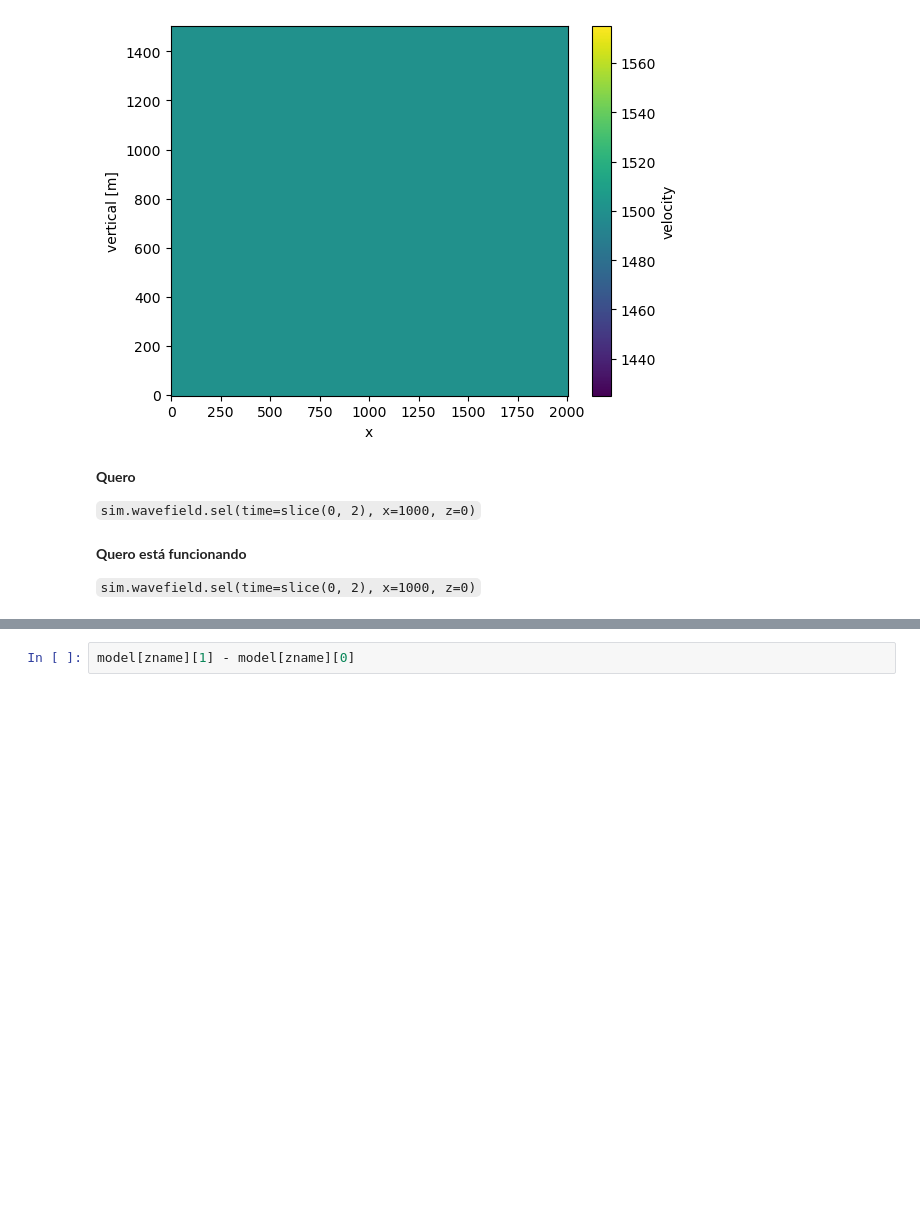
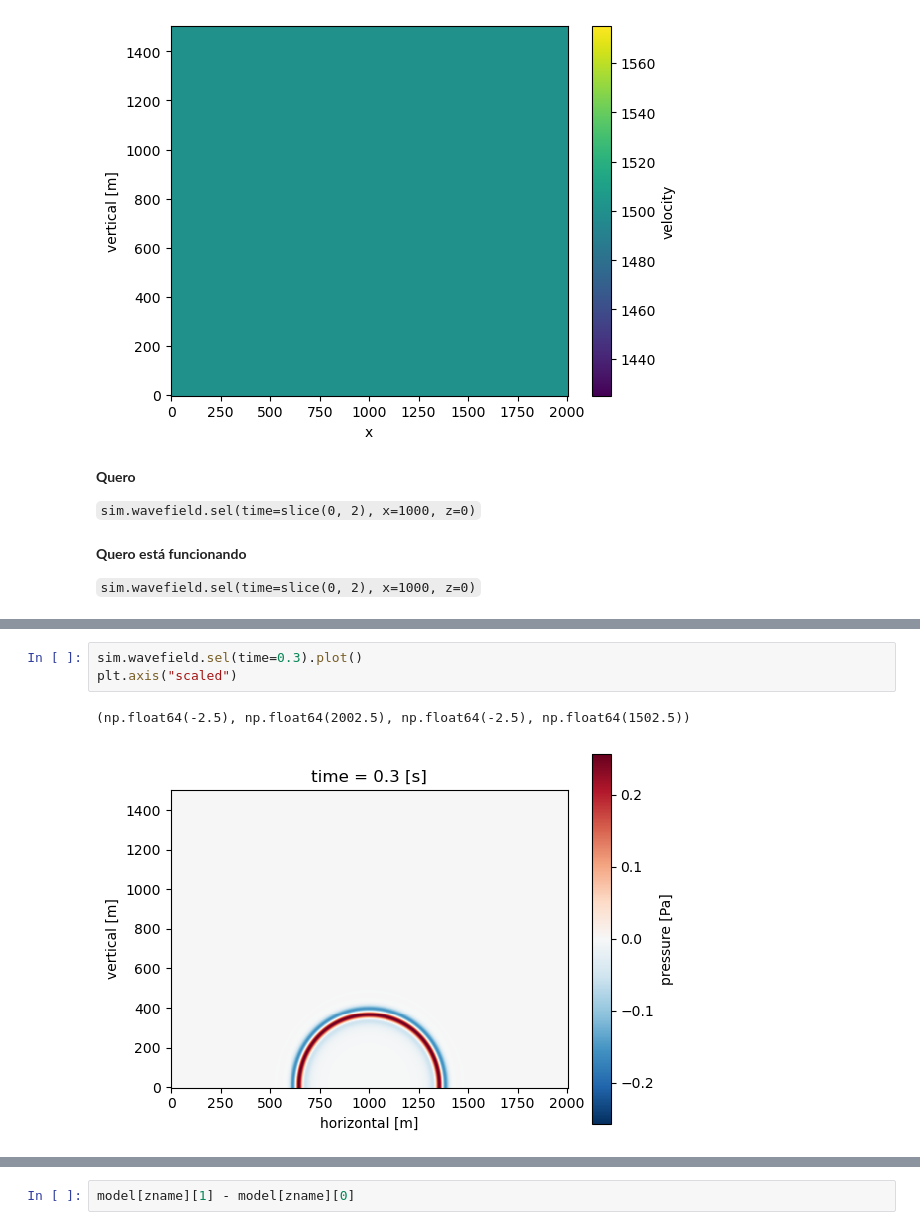
Before and after one commit to fatiando/tremelique, a Jupyter notebook: src/notebooks/teste_animate.ipynb, the cells around one changed output, grey strips where cells are left out. Cells and saved outputs as stored; diff of their text form; blank space fills up the shorter version.

```diff
--- a/src/notebooks/teste_animate.ipynb
+++ b/src/notebooks/teste_animate.ipynb
@@ -81,3 +73,9 @@ Attributes:
+# %%
+sim.wavefield.sel(time=0.3).plot()
+plt.axis("scaled")
+# %% [output]
+(np.float64(-2.5), np.float64(2002.5), np.float64(-2.5), np.float64(1502.5))
+[figure, added]
 # %%
 plt.imshow(sim[:, 0, :])
 plt.show()
```
Also changed, not shown: parts of 8 cells of this notebook, 6 other files.
